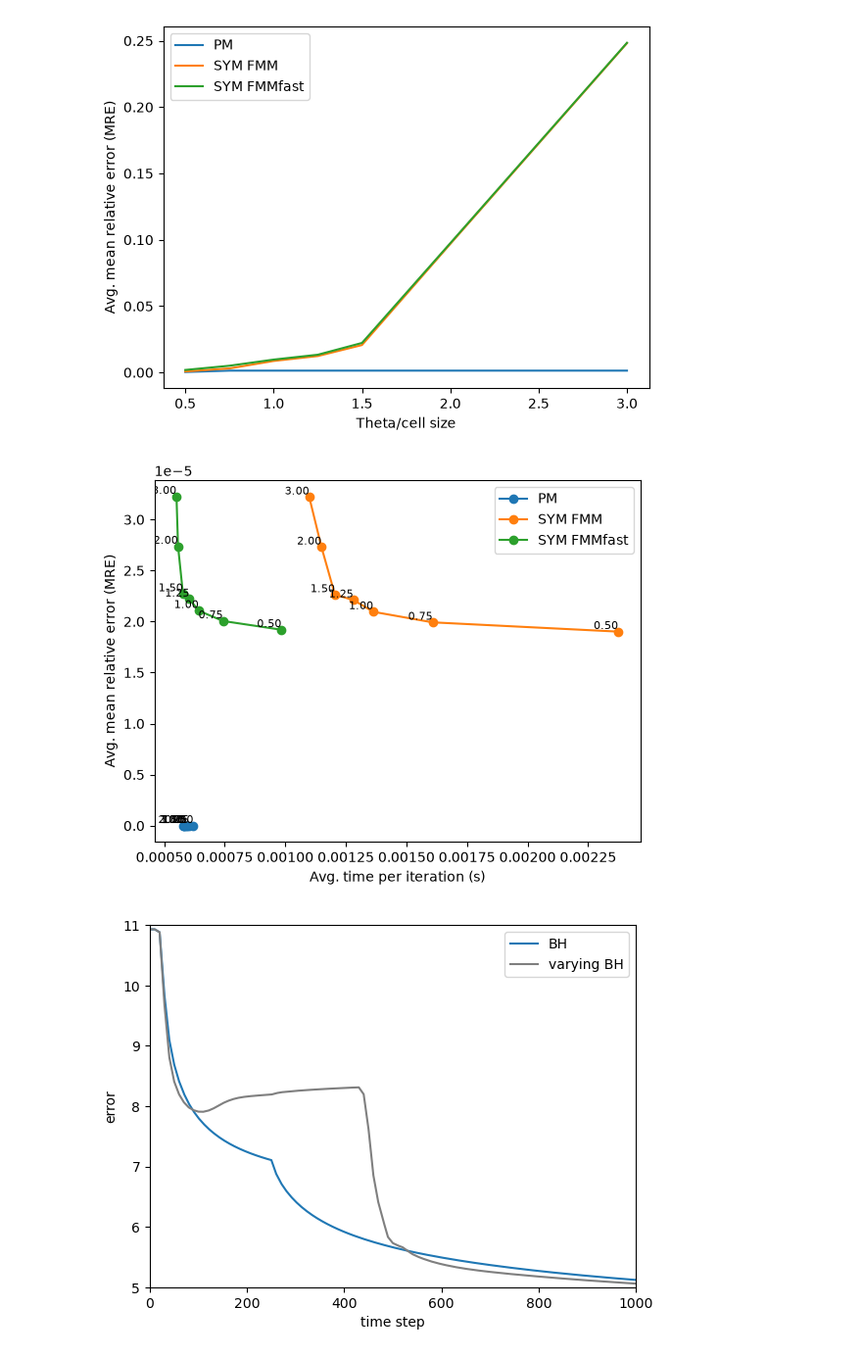
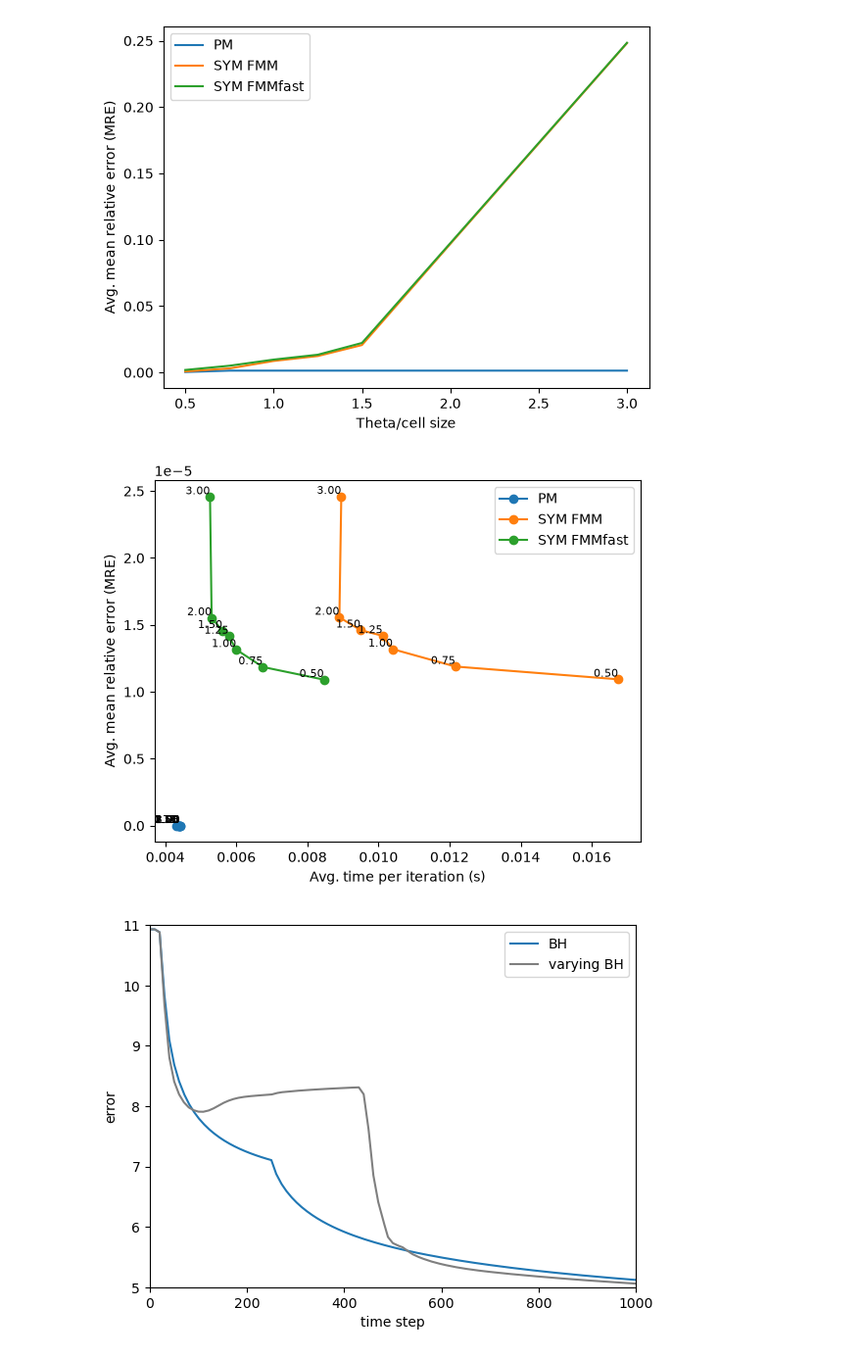
Before and after one commit to LucasFurer/FMM_tSNE, a Jupyter notebook: grapher.ipynb, the cells around one changed output. Shown at 98% size. Cells and saved outputs as stored; diff of their text form; code cells hidden in the pictures.

```diff
--- a/grapher.ipynb
+++ b/grapher.ipynb
@@ -312,7 +335,7 @@ plotGraph(custom_labels, 0, 1000, "Theta/cell size", "Avg. mean relative error (
 # %% [output]
 [figure]
 # %%
-pointAmount = "10000"
+pointAmount = "1000"
 dataSet = "MNIST_digits"
 perp = "30"
 
@@ -325,34 +348,34 @@ style_to_give = {
         "BH":  {"ls": "-",  "marker": "o", "lw": 1.5, "z": 2}, # Square
         "MM":  {"ls": "-",  "marker": "o", "lw": 1.5, "z": 2},  # Circle
         "rBH":  {"ls": "-",  "marker": "o", "lw": 1.5, "z": 2}, # Triangle
         "rMM":  {"ls": "-",  "marker": "o", "lw": 1.5, "z": 2},  # Down Triangle
         "PM": {"ls": "-",  "marker": "o", "lw": 1.5, "z": 2},  # X
         "FMM": {"ls": "-",  "marker": "o", "lw": 1.5, "z": 2},  # Plus
         "varying SYM FMM": {"ls": "-",  "marker": "o", "lw": 1.5, "z": 2}, # Dot
     }
 
 
 custom_labels = {
     #os.path.join("graphCSV", dataSet, pointAmount, "perp" + perp, "tsneCalculationtimeErrorBH_point"      + pointAmount + "_perp" + perp + "_dataset" + dataSet + ".csv"): "BH",
     #os.path.join("graphCSV", dataSet, pointAmount, "perp" + perp, "tsneCalculationtimeErrorBHMP_point"    + pointAmount + "_perp" + perp + "_dataset" + dataSet + ".csv"): "MM",
     #os.path.join("graphCSV", dataSet, pointAmount, "perp" + perp, "tsneCalculationtimeErrorBHR_point"     + pointAmount + "_perp" + perp + "_dataset" + dataSet + ".csv"): "rBH",
     #os.path.join("graphCSV", dataSet, pointAmount, "perp" + perp, "tsneCalculationtimeErrorBHRMP_point"   + pointAmount + "_perp" + perp + "_dataset" + dataSet + ".csv"): "rMM",
     os.path.join("graphCSV", dataSet, pointAmount, "perp" + perp, "tsneCalculationtimeErrorPM_point" + pointAmount + "_perp" + perp + "_dataset" + dataSet + ".csv"): "PM",
     #os.path.join("graphCSV", dataSet, pointAmount, "perp" + perp, "tsneCalculationtimeErrorFMM_MORTON_point" + pointAmount + "_perp" + perp + "_dataset" + dataSet + ".csv"): "varying FMM",
     os.path.join("graphCSV", dataSet, pointAmount, "perp" + perp, "tsneCalculationtimeErrorFMM_SYM_MORTON_point" + pointAmount + "_perp" + perp + "_dataset" + dataSet + ".csv"): "SYM FMM",
     os.path.join("graphCSV", dataSet, pointAmount, "perp" + perp, "tsneCalculationtimeErrorFMMfast_SYM_MORTON_point" + pointAmount + "_perp" + perp + "_dataset" + dataSet + ".csv"): "SYM FMMfast",
 }
 
 plotGraph(custom_labels, 0, 1000, "Avg. mean relative error (MRE)", "Avg. time per iteration (s)", "plotOutput/lines_plot.png", True, None, None, None, None, None, None, True)
 #plotGraph(custom_labels, 0, 1000, "Avg. mean relative error (MRE)", "Avg. time per iteration (s)", "plotOutput/lines_plot.png", True, 0.0, 0.11, 0.0, 0.2, allowableError, None, True)
 
 #plotGraph(custom_labels, 0, 1000, "Avg. mean relative error (MRE)", "Avg. time per iteration (s)", "plotOutput/lines_plot.png", True, 0.0, 0.35, 0.0, 1.0, None, None, True, style_to_give)
 #plotGraph(custom_labels, 0, 1000, "Avg. mean relative error (MRE)", "Avg. time per iteration (s)", "plotOutput/lines_plot.png", True, 0.0, 0.11, 0.0, 0.2, None, None, True, style_to_give)
 #plotGraph(custom_labels, 0, 1000, "Avg. mean relative error (MRE)", "Avg. time per iteration (s)", "plotOutput/lines_plot.png", True, 0.0, 0.08, 0.0, 1.6, None, None, True)
 
 #plotGraph(custom_labels, 0, 1000, "Avg. mean relative error (MRE)", "Avg. time per iteration (s)", "plotOutput/lines_plot.png", True, 0.0, 0.25, 0.0, 1.0, None, None, True, style_to_give)
 # %% [output]
-[figure, old version]
+[figure, new version]
 # %%
 pointAmount = "1000"
 min_theta = "0.75"
```
Also changed, not shown: parts of 2 cells of this notebook, 40 other files.
